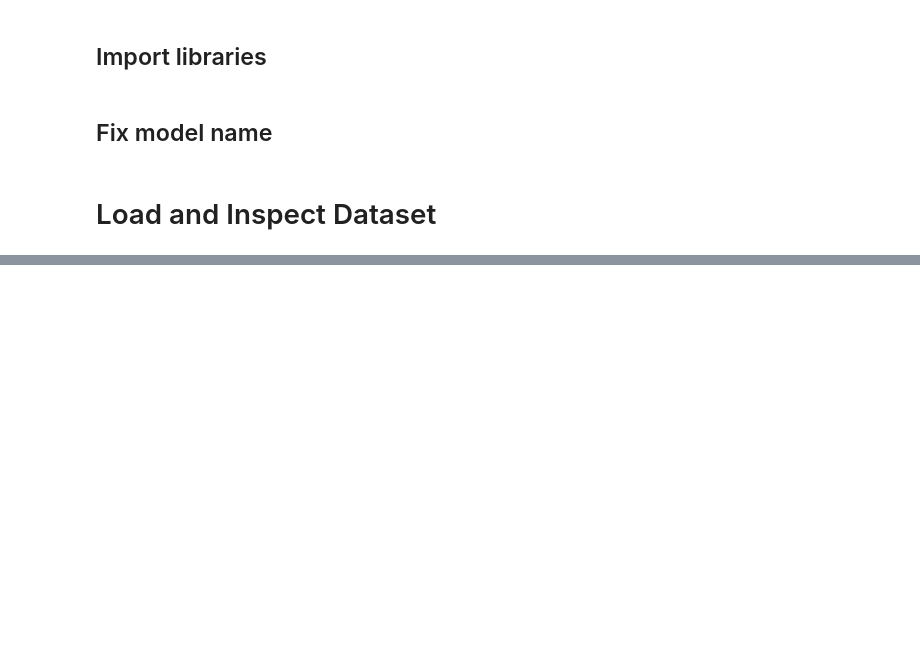
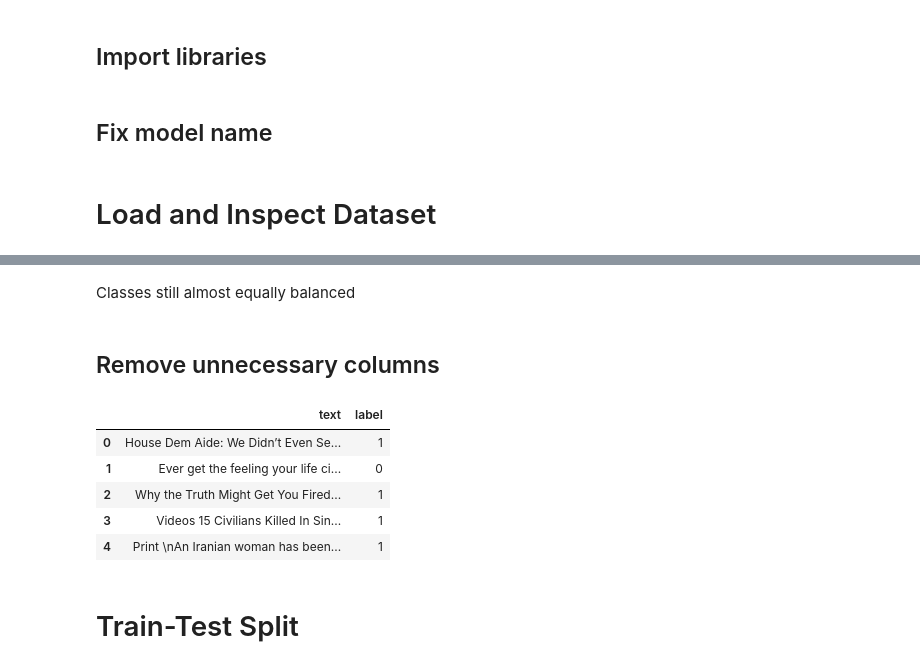
Before and after one commit to aryandas2911/BERT-Fine-Tuning-for-Text-Classification, a Jupyter notebook: BERT_Fine_Tuning_for_Text_Classification.ipynb, the cells around one changed output, grey strips where cells are left out. Drawn from its saved outputs; the diff is of its cells as text; code cells hidden in the pictures; blank space fills up the shorter version.

```diff
--- a/BERT_Fine_Tuning_for_Text_Classification.ipynb
+++ b/BERT_Fine_Tuning_for_Text_Classification.ipynb
@@ -48,0 +51,4 @@ MODEL_NAME = "bert-base-uncased"
+# %%
+df= load_dataset("Reyansh4/Fake-News-Classification")
+# %%
+df=df['train'].to_pandas()
@@ -48,0 +115,3 @@ MODEL_NAME = "bert-base-uncased"
+# %%
+df.dropna(subset=["text"],inplace=True)
+df["text"].isnull().sum()
@@ -48,0 +132,17 @@ MODEL_NAME = "bert-base-uncased"
+# %% [markdown]
+Classes still almost equally balanced
+# %% [markdown]
+## Remove unnecessary columns
+# %%
+df.drop(["id","title","author"],inplace=True, axis=1)
+# %%
+df.head()
+# %% [output]
+|  | text | label |
+| 0 | House Dem Aide: We Didn’t Even Se... | 1 |
+| 1 | Ever get the feeling your life ci... | 0 |
+| 2 | Why the Truth Might Get You Fired... | 1 |
+| 3 | Videos 15 Civilians Killed In Sin... | 1 |
+| 4 | Print \nAn Iranian woman has been... | 1 |
+# %% [markdown]
+# Train-Test Split
```
Also changed, not shown: parts of 56 cells of this notebook, 4 other files.
